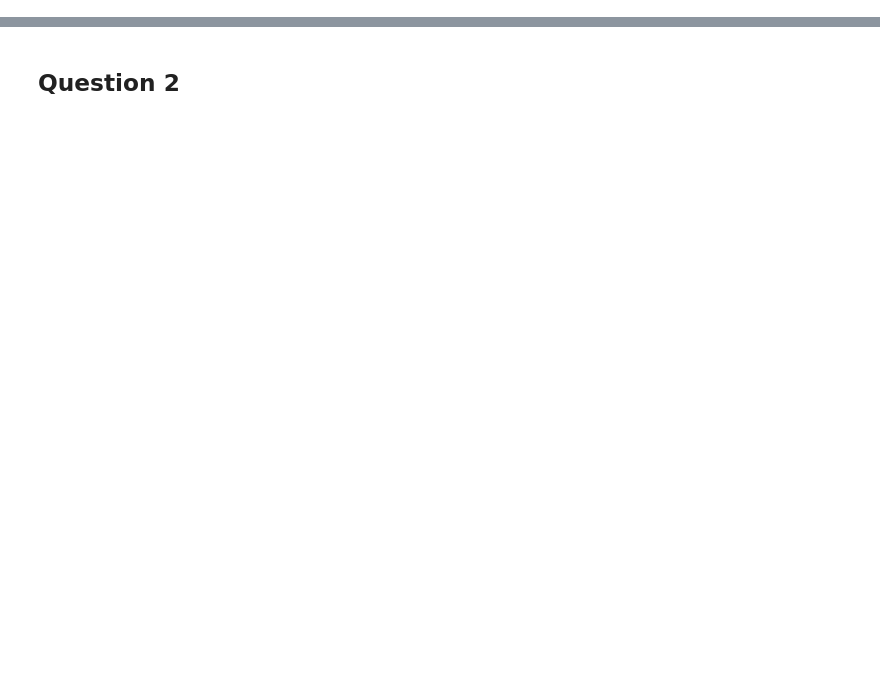
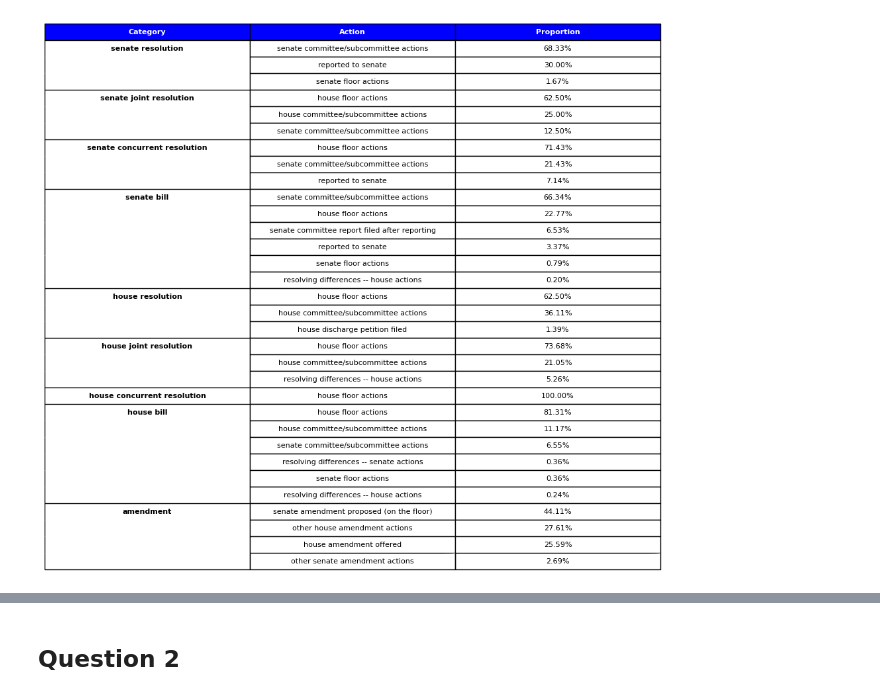
Before and after one commit to jubarringer098/qtm530fall2024, a Jupyter notebook: Homework/Homework 4/hw4.ipynb, the cells around one changed output, grey strips where cells are left out. Drawn from its saved outputs; the diff is of its cells as text; code cells hidden in the pictures; blank space fills up the shorter version.

```diff
--- a/Homework/Homework 4/hw4.ipynb
+++ b/Homework/Homework 4/hw4.ipynb
@@ -47,0 +22,3 @@ Name: proportion, Length: 2491, dtype: float64
+# %%
+# Creating a unique bill ID
+actions['bill_id'] = actions['bill_number'].astype(str) + actions['bill_type']
@@ -47,0 +81,70 @@ Name: proportion, Length: 2491, dtype: float64
+# %%
+# Proportion of bills in each action within each category
+
+# Group by category and main_action then count unique bill_id
+unique_bills_by_cat_action = actions.groupby(['category', 'main_action'])['bill_id'].nunique()
+unique_bills_by_cat_action = unique_bills_by_cat_action.reset_index()
+
+# Taking the bill count for each category and main_action combindation, then dividing by the sum of bill count in category
+proportion_bills_action_category = unique_bills_by_cat_action.groupby('category').apply(lambda x: x.assign(proportion=(x['bill_id'] / x['bill_id'].sum()) * 100))
+
+
+# Creating a table for nice display
+
+
+# Creating a DataFrame for display in the table
+
+proportion_bills_action_category_table = pd.DataFrame({
+    'Category': proportion_bills_action_category['category'],
+    'Action': proportion_bills_action_category['main_action'],
+    'Proportion': proportion_bills_action_category['proportion']
+})
+
+
+# Sorting the DataFrame by proportion for better display
+proportion_bills_action_category_table = proportion_bills_action_category_table.sort_values(['Category','Proportion'], ascending=False)
+proportion_bills_action_category_table['Category'] = proportion_bills_action_category_table['Category'].mask(proportion_bills_action_category_table['Category'].duplicated(), '')
+
+# Format the proportion column as percentages
+proportion_bills_action_category_table['Proportion'] = proportion_bills_action_category_table['Proportion'].apply(lambda x: f'{x:.2f}%')
+
+# Displaying the table using matplotlib
+fig, ax = plt.subplots(figsize=(8, 6))
+
+# Creating the table for matplotlib
+table = ax.table(cellText=proportion_bills_action_category_table.values,
+                 colLabels=proportion_bills_action_category_table.columns,
+                 cellLoc='center', loc='center')
+
+# Hide axes
+ax.axis('tight')
+ax.axis('off')
+
+
+
+# Format the table appearance
+for (i, j), cell in table.get_celld().items():
+    if i == 0:
+        cell.set_facecolor('blue')
+        cell.set_text_props(color='white', weight='bold', fontsize=10)
+        cell.set_edgecolor('black')
+        cell.visible_edges = 'closed'
+    else:
+        cell.set_edgecolor('black')
+        if i == len(proportion_bills_action_category_table):
+            cell.visible_edges = 'LRB'
+        elif j == 0:
+            if proportion_bills_action_category_table['Category'].iloc[i - 1] == '':
+                cell.visible_edges = 'LR'
+            else:
+                cell.visible_edges = 'LRT'
+                cell.set_text_props(color='black', weight='bold', fontsize=10)
+
+
+# Scale the table for better readability
+table.scale(1.5, 1.5)
+
+# Show the table
+plt.show()
+# %% [output]
+[figure, added]
```
Also changed, not shown: parts of 22 cells of this notebook, 1 other file.
